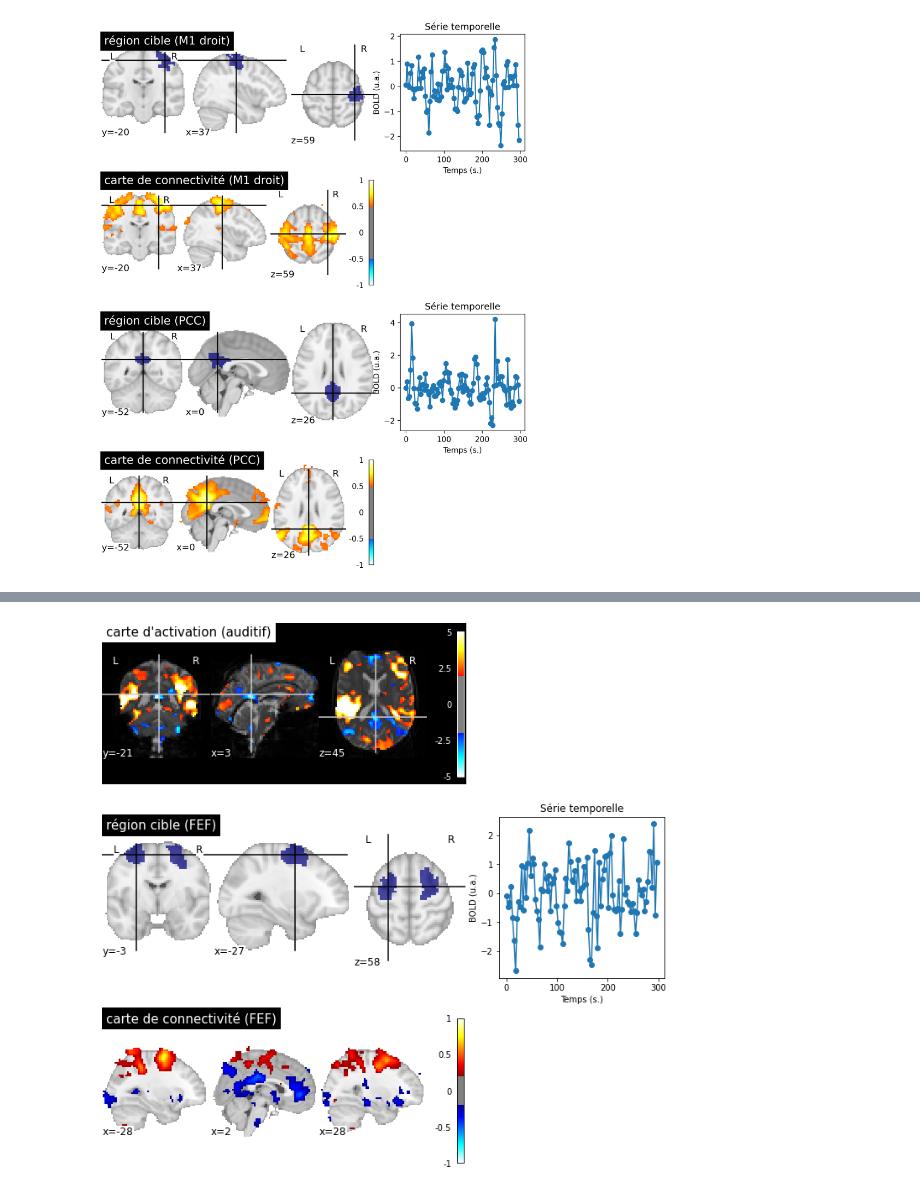
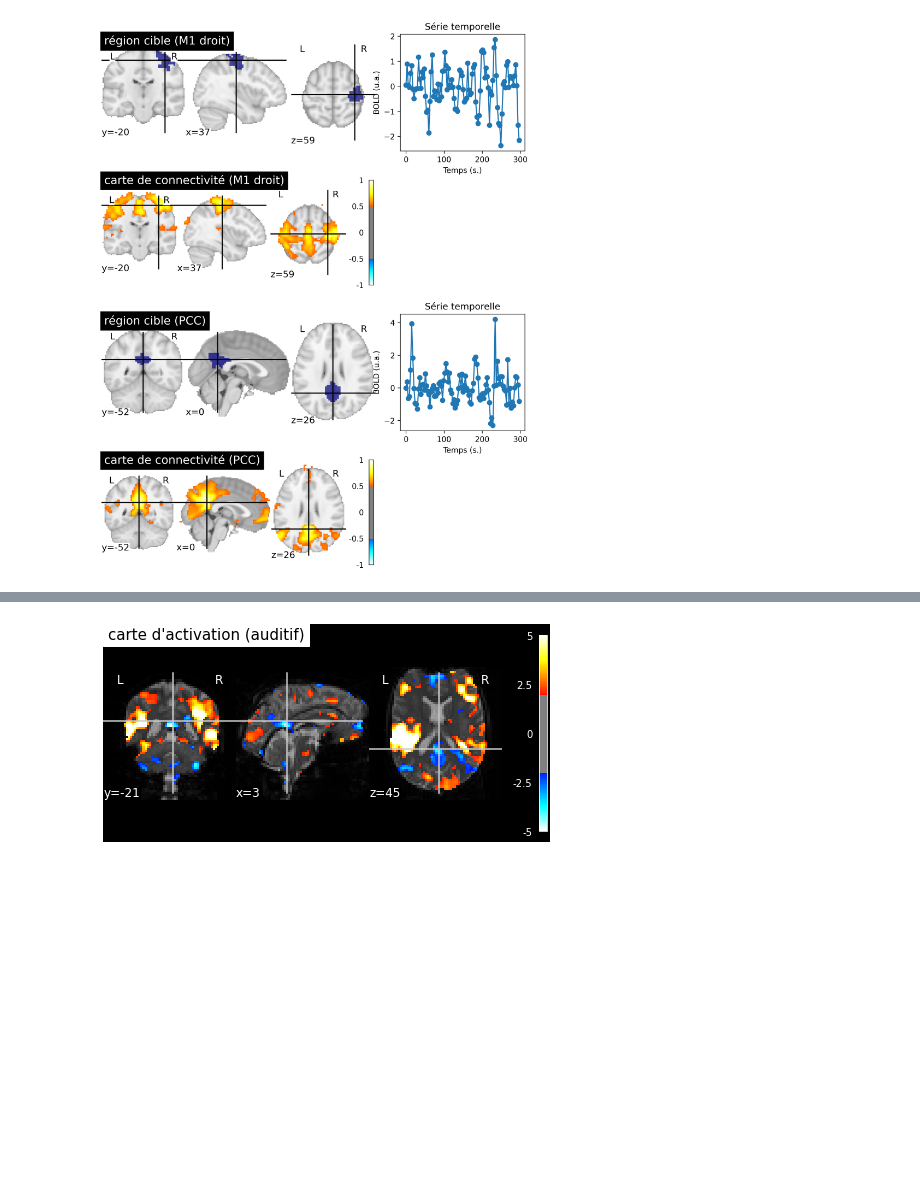
Before and after one commit to methodes-cogneuro/methodes-cogneuro.github.io, a Jupyter notebook: _sources/connectivite.ipynb, the cells around one changed output, grey strips where cells are left out. Drawn from its saved outputs; the diff is of its cells as text; code cells hidden in the pictures; blank space fills up the shorter version.

```diff
--- a/_sources/connectivite.ipynb
+++ b/_sources/connectivite.ipynb
@@ -212,7 +213,7 @@ from nilearn.input_data import NiftiMasker
 from nilearn import plotting
 
 # initialisation de la figure
-fig = plt.figure(figsize=(12,12))
+fig = plt.figure(figsize=(8, 4))
 
 # load fMRI data
 subject_data = datasets.fetch_spm_auditory()
@@ -241,100 +242,11 @@ fmri_glm = fmri_glm.fit(fmri_img, events)
 # Extract activation clusters
 z_map = fmri_glm.compute_contrast('active - rest')
 
-# Extract time series
-coords = [(3., -21, 45)]
-masker = input_data.NiftiSpheresMasker(coords)
-real_timeseries = masker.fit_transform(fmri_img)
-predicted_timeseries = masker.fit_transform(fmri_glm.predicted[0])
-
 # plot activation map
-ax_plot = plt.subplot2grid((3, 3), (0, 0), colspan=2)
+ax_plot = plt.gca()
 plotting.plot_stat_map(
         z_map, threshold=2, vmax=5, figure=fig,
-        axes=ax_plot, colorbar=True, cut_coords=coords[0], bg_img=mean_img, title='carte d\'activation (auditif)')
-
-# plot time series
-# this is a bit too messy
-# Commenting out but leaving code, as this may be worth revisiting
-# ax_plot = plt.subplot2grid((3, 3), (0, 2), colspan=1)
-# plt.plot(real_timeseries, c='b', lw=2)
-# plt.plot(-predicted_timeseries, c='r', ls='--', lw=2)
-# plt.xlabel('temps (TR)')
-# plt.ylabel('intensité BOLD')
-
-# Importe les données
-basc = datasets.fetch_atlas_basc_multiscale_2015() # the BASC multiscale atlas
-adhd = datasets.fetch_adhd(n_subjects=10)          # ADHD200 preprocessed data (Athena pipeline)\
-
-# Paramètres du pré-traitement
-num_data = 1
-fwhm = 8
-high_pass = 0.01
-high_variance_confounds = False
-time_samp = range(0, 100)
-
-# Extrait le signal par parcelle pour un atlas fonctionnel (BASC)
-masker = input_data.NiftiLabelsMasker(
-                                      basc['scale122'],
-                                      resampling_target="data",
-                                      high_pass=high_pass,
-                                      t_r=3,
-                                      high_variance_confounds=high_variance_confounds,
-                                      standardize=True,
-                                      memory='nilearn_cache',
-                                      memory_level=1,
-                                      smoothing_fwhm=fwhm).fit()
-tseries = masker.transform(adhd.func[num_data])
-print(f"Time series with shape {tseries.shape} (# time points, # parcels))")
-
-# Charge les données par voxel
-masker_voxel = input_data.NiftiMasker(high_pass=high_pass,
-                                      t_r=3,
-                                      high_variance_confounds=high_variance_confounds,
-                                      standardize=True,
-                                      smoothing_fwhm=fwhm
-                                     ).fit(adhd.func[num_data])
-tseries_voxel = masker_voxel.transform(adhd.func[num_data])
-print(f"Time series with shape {tseries_voxel.shape} (# time points, # voxels))")
-
-# Applique une correction du signal global
-from nilearn.signal import clean as signal_clean
-gb_signal = signal_clean(
-                        tseries.mean(axis=1).reshape([tseries.shape[0], 1]),
-                        high_pass=high_pass,
-                        t_r=3,
-                        standardize=True)
-tseries = masker.transform(adhd.func[num_data], confounds=gb_signal)
-tseries_voxel = masker_voxel.transform(adhd.func[num_data], confounds=gb_signal)
-
-# Montre une parcelle
-ax_plot = plt.subplot2grid((3, 3), (1, 0), colspan=2)
-num_parcel = 113
-plotting.plot_roi(math_img(f'img == {num_parcel}', img=basc['scale122']),
-                  threshold=0.5,
-                  axes=ax_plot,
-                  vmax=1,
-                  title="région cible (FEF)")
-
-# plot la série temporelle d'une région
-ax_plot = plt.subplot2grid((3, 3), (1, 2), colspan=1)
-time = np.linspace(0, 3 * (tseries.shape[0]-1), tseries.shape[0])
-plt.plot(time[time_samp], tseries[time_samp, :][:, num_parcel], 'o-'),
-plt.xlabel('Temps (s.)'),
-plt.ylabel('BOLD (u.a.)')
-plt.title('Série temporelle')
-
-# carte de connectivité
-ax_plot = plt.subplot2grid((3, 3), (2, 0), colspan=2)
-seed_to_voxel_correlations = (np.dot(tseries_voxel.T, tseries[:, num_parcel-1]) / tseries.shape[0])# Show the connectivity map
-conn_map = masker_voxel.inverse_transform(seed_to_voxel_correlations.T)
-plotting.plot_stat_map(conn_map,
-                       threshold=0.2,
-                       vmax=1,
-                       axes=ax_plot,
-                       cut_coords=(-28, 2, 28),
-                       display_mode = 'x',
-                       title="carte de connectivité (FEF)")
+        axes=ax_plot, colorbar=True, cut_coords=(3., -21, 45), bg_img=mean_img, title='carte d\'activation (auditif)')
 
 # Glue the figure
 from myst_nb import glue
@@ -345 +255 @@ Time series with shape (176, 71441) (# time points, # voxels))
-[figure, old version]
+[figure, new version]
```
Also changed, not shown: parts of 15 cells of this notebook, 24 other files.
